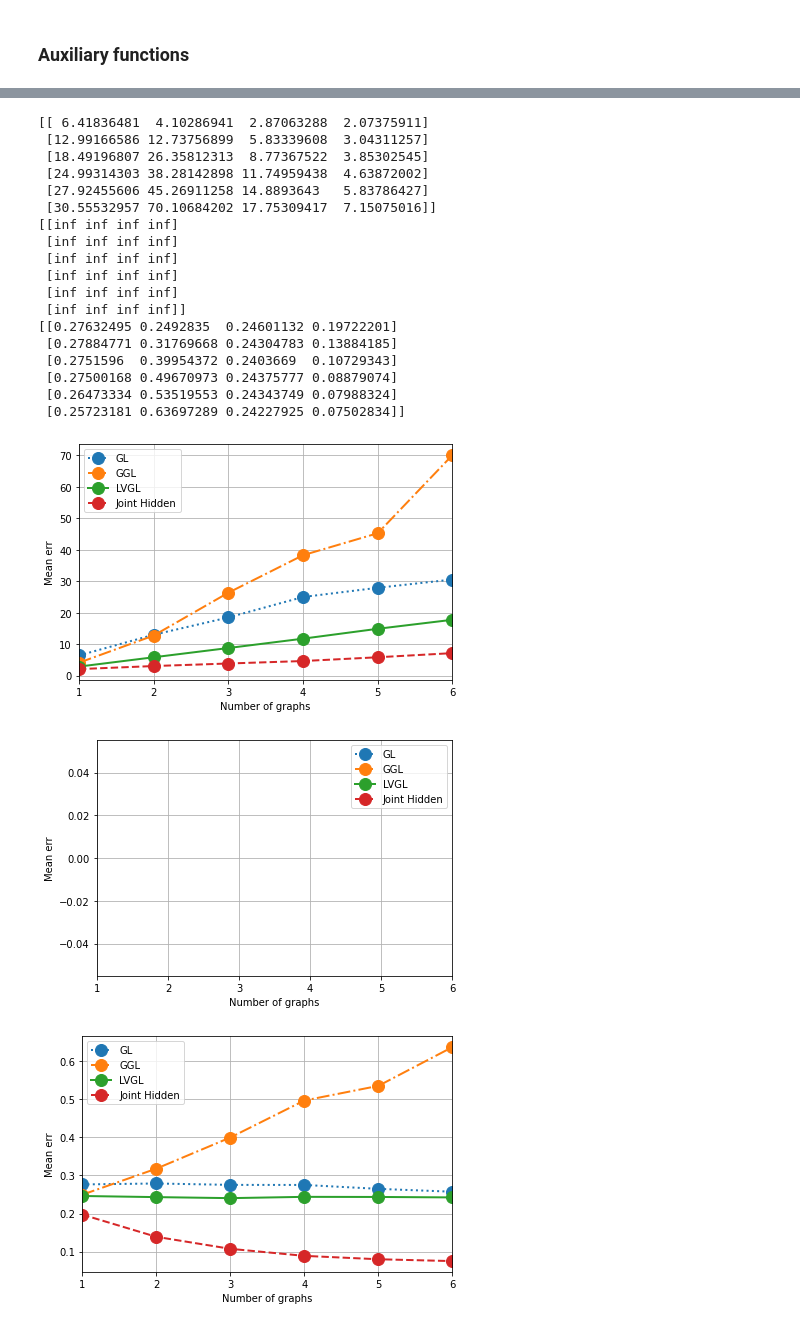
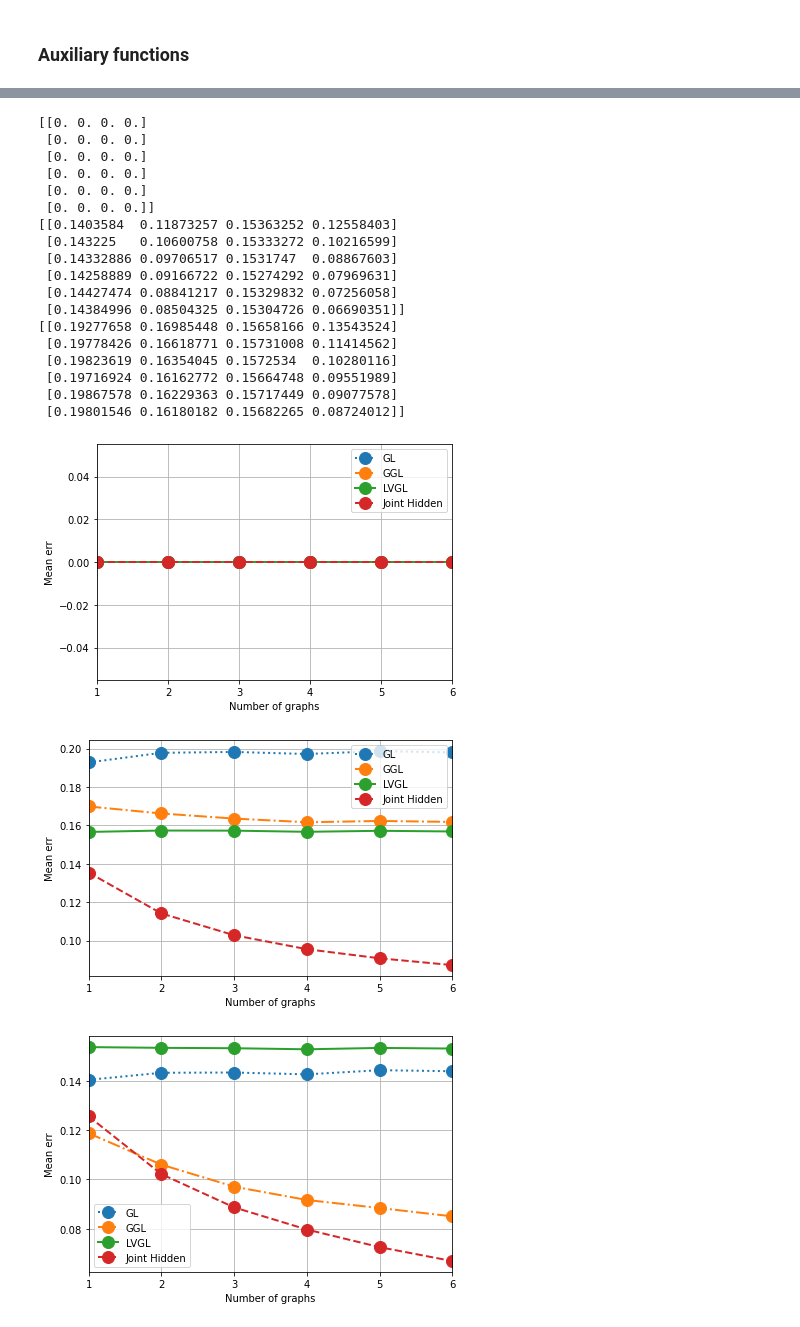
Before and after one commit to reysam93/hidden_joint_gaussian_inf, a Jupyter notebook: initial_test.ipynb, the cells around one changed output, grey strips where cells are left out. Drawn from its saved outputs; the diff is of its cells as text; code cells hidden in the pictures.

```diff
--- a/initial_test.ipynb
+++ b/initial_test.ipynb
@@ -140,13 +238,15 @@ def run_exp(id, KK, N, O, p, M, pert_links, regs):
 # %%
 # Experiment parameters
-KK = [1, 2, 3, 4, 5, 6]
+#KK = [1, 2, 3, 4,5,6]
+KK = [1, 2, 3, 4,5,6]
 N = 20
 O = 19
 p = .15
 M = 200
 pert_links = 5
-n_graphs = 25
-regs = {'rho1': .01, 'rho2': .01, 'beta1': .1, 'beta2': .1}
+n_graphs = 100
+regs = {'rho1': .0316, 'rho2': 0.01, 'beta1': 1, 'beta2': 0.1}
+#Joint  --> rho1 = 0.0316, rho2 =0.01, beta1 = 1, beta2 = 0.1
 
 # (K=1) Min mean err (rho1: 0.01, rho2: 0, beta1: 0.1, beta2: 0): 0.1466
 # (K=3) Min mean err (rho1: 0.01, rho2: 0.01, beta1: 0.1, beta2: 0.01): 0.1072
@@ -156,14 +256,14 @@ regs = {'rho1': .01, 'rho2': .01, 'beta1': .1, 'beta2': .1}
 
 err = np.zeros((len(KK), 4, n_graphs))
 err_mean_norm = np.zeros((len(KK), 4, n_graphs))
-err_sum_norm = np.zeros((len(KK), 4, n_graphs))
+err_mean_norm1 = np.zeros((len(KK), 4, n_graphs))
 
 total_t = time.time()
 print('N_CPUS:', N_CPUS)
 pool = Parallel(n_jobs=N_CPUS, verbose=0)
 resps = pool(delayed(run_exp)(i, KK, N, O, p, M, pert_links, regs) for i in range(n_graphs))
 for i, resp in enumerate(resps):
-    err[:,:,i], err_mean_norm[:,:,i], err_sum_norm[:,:,i] = resp
+        err_mean_norm[:,:,i], err_mean_norm1[:,:,i] = resp
 
 total_t = time.time() - total_t
 print('-----', total_t/60, ' mins -----')
@@ -183,38 +273,38 @@ N_CPUS: 12
 # %%
 # %matplotlib qt
 err_mean = np.mean(err, axis=2)
 err_mean_norm_mean = np.mean(err_mean_norm, axis=2)
-err_sum_norm_mean = np.mean(err_sum_norm, axis=2)
+err_mean_norm_mean1 = np.mean(err_mean_norm1, axis=2)
 
 print(err_mean)
+print(err_mean_norm_mean1)
 print(err_mean_norm_mean)
-print(err_sum_norm_mean)
 
 plot_err(KK, err_mean, 'Mean err', logy=False)
 plot_err(KK, err_mean_norm_mean, 'Mean err', logy=False)
-plot_err(KK, err_sum_norm_mean, 'Mean err', logy=False)
+plot_err(KK, err_mean_norm_mean1, 'Mean err', logy=False)
 # %% [output]
-[[ 6.41836481  4.10286941  2.87063288  2.07375911]
- [12.99166586 12.73756899  5.83339608  3.04311257]
- [18.49196807 26.35812313  8.77367522  3.85302545]
- [24.99314303 38.28142898 11.74959438  4.63872002]
- [27.92455606 45.26911258 14.8893643   5.83786427]
- [30.55532957 70.10684202 17.75309417  7.15075016]]
-[[inf inf inf inf]
- [inf inf inf inf]
- [inf inf inf inf]
- [inf inf inf inf]
- [inf inf inf inf]
- [inf inf inf inf]]
-[[0.27632495 0.2492835  0.24601132 0.19722201]
- [0.27884771 0.31769668 0.24304783 0.13884185]
- [0.2751596  0.39954372 0.2403669  0.10729343]
- [0.27500168 0.49670973 0.24375777 0.08879074]
- [0.26473334 0.53519553 0.24343749 0.07988324]
- [0.25723181 0.63697289 0.24227925 0.07502834]]
+[[0. 0. 0. 0.]
+ [0. 0. 0. 0.]
+ [0. 0. 0. 0.]
+ [0. 0. 0. 0.]
+ [0. 0. 0. 0.]
+ [0. 0. 0. 0.]]
+[[0.1403584  0.11873257 0.15363252 0.12558403]
+ [0.143225   0.10600758 0.15333272 0.10216599]
+ [0.14332886 0.09706517 0.1531747  0.08867603]
+ [0.14258889 0.09166722 0.15274292 0.07969631]
+ [0.14427474 0.08841217 0.15329832 0.07256058]
+ [0.14384996 0.08504325 0.15304726 0.06690351]]
+[[0.19277658 0.16985448 0.15658166 0.13543524]
+ [0.19778426 0.16618771 0.15731008 0.11414562]
+ [0.19823619 0.16354045 0.1572534  0.10280116]
+ [0.19716924 0.16162772 0.15664748 0.09551989]
+ [0.19867578 0.16229363 0.15717449 0.09077578]
+ [0.19801546 0.16180182 0.15682265 0.08724012]]
-[figure, old version]
+[figure, new version]
-[figure, old version]
+[figure, new version]
-[figure, old version]
+[figure, new version]
 # %%
 err_mean = np.mean(err, axis=2)
 err_mean_norm_mean = np.mean(err_mean_norm, axis=2)
```
Also changed, not shown: parts of 12 cells of this notebook.
